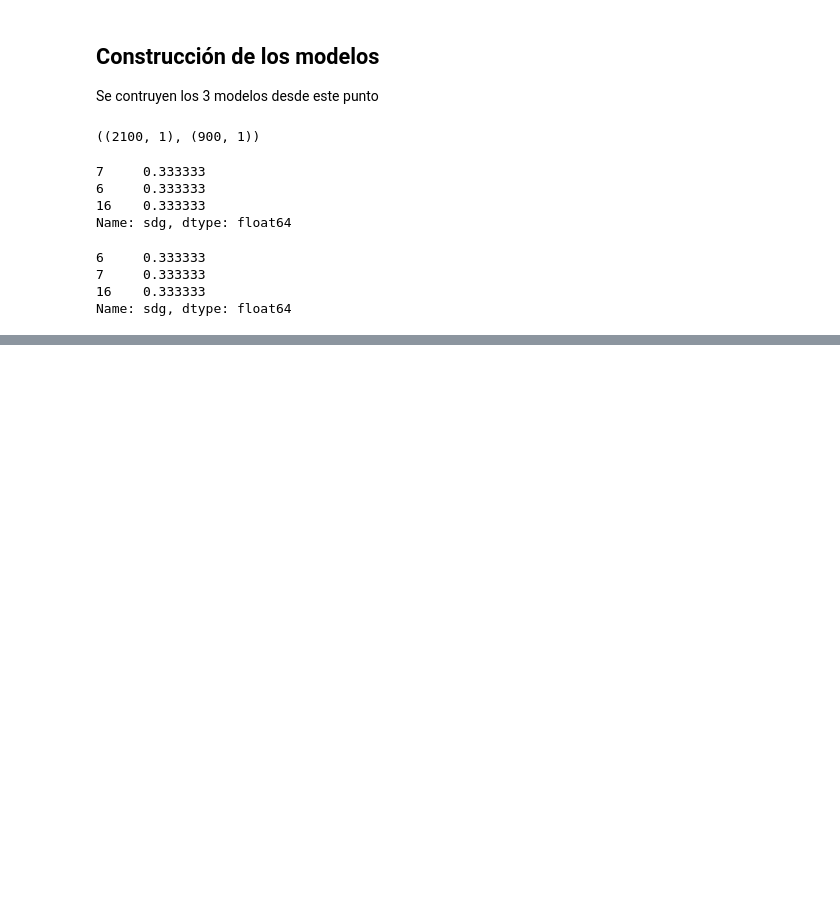
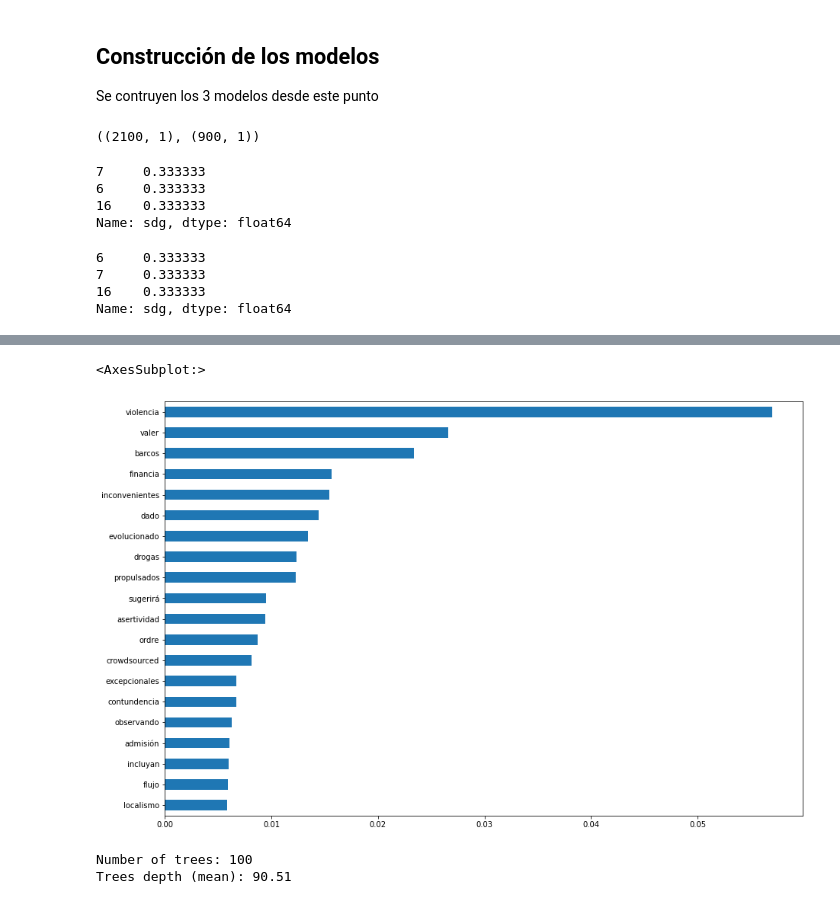
Before and after one commit to Buisness-Inteligence-Para-FashionPlace/Proyecto1, a Jupyter notebook: proyecto1.ipynb, the cells around one changed output, grey strips where cells are left out. Drawn from its saved outputs; the diff is of its cells as text; code cells hidden in the pictures; blank space fills up the shorter version.

```diff
--- a/proyecto1.ipynb
+++ b/proyecto1.ipynb
@@ -193,0 +262,2 @@ Name: sdg, dtype: float64
+# %%
+tfidf_model = RandomForestClassifier(random_state=3)
@@ -193,0 +268,12 @@ Name: sdg, dtype: float64
+# %%
+pd.Series(tfidf_model.feature_importances_, index=tfidf.vocabulary_).sort_values().tail(20).plot.barh(figsize=(15, 10))
+# %% [output]
+<AxesSubplot:>
+[figure, added]
+# %%
+tfidf_estimators = tfidf_model.estimators_
+print("Number of trees:", len(tfidf_estimators))
+print("Trees depth (mean):", np.mean([tree.get_depth() for tree in tfidf_estimators]))
+# %% [output]
+Number of trees: 100
+Trees depth (mean): 90.51
```
Also changed, not shown: parts of 23 cells of this notebook.
